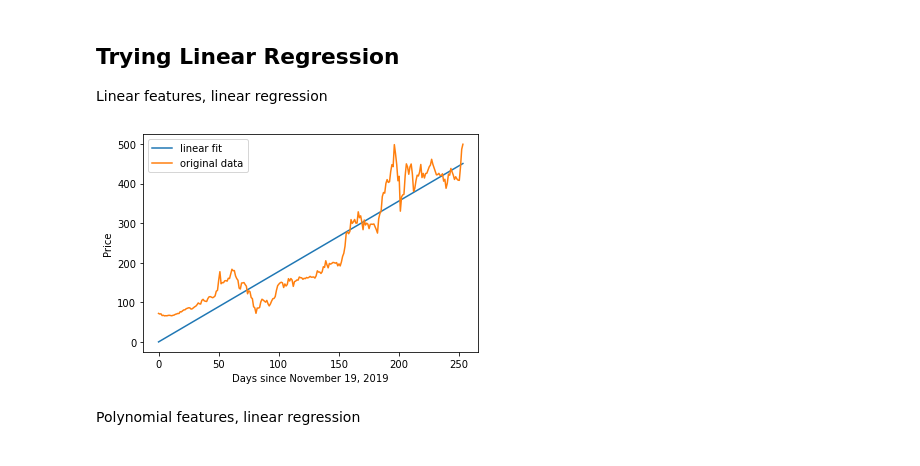
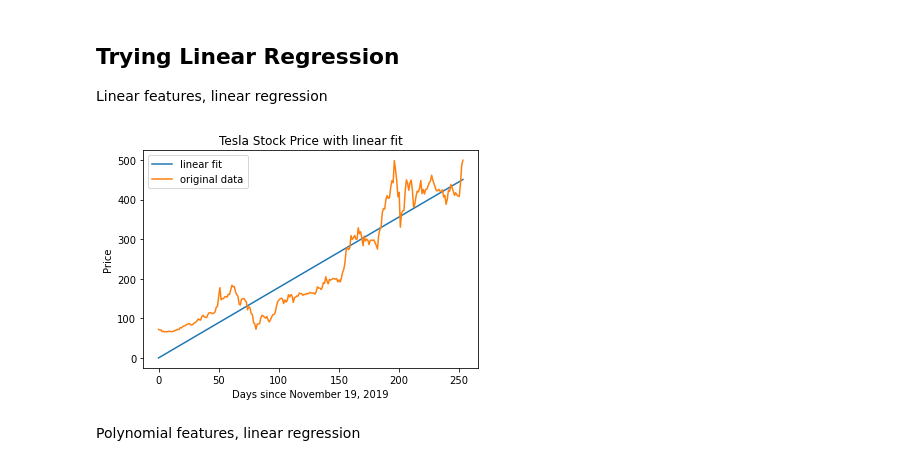
Before and after one commit to adamchang2000/cs189-project-t-arima, a Jupyter notebook: CS189 Project T ARIMA.ipynb, the cells around one changed output. Saved outputs shown, nothing was run; the diff lists cells and outputs as text; code cells hidden in the pictures.

```diff
--- a/CS189 Project T ARIMA.ipynb
+++ b/CS189 Project T ARIMA.ipynb
@@ -37,15 +44,16 @@ Linear features, linear regression
 # %%
 time_steps = np.arange(0, time.shape[0], 1).astype(np.int).reshape((time.shape[0], 1))
 w = np.linalg.lstsq(time_steps, price)[0]
 
 plt.plot(time_steps, w * time_steps, label='linear fit')
 plt.plot(time_steps, price, label = 'original data')
 plt.legend()
+plt.title('Tesla Stock Price with linear fit')
 plt.xlabel('Days since November 19, 2019')
 plt.ylabel('Price')
 plt.show()
 # %% [output]
-[figure, old version]
+[figure, new version]
 # %% [markdown]
 Polynomial features, linear regression
 # %%
```
Also changed, not shown: parts of 27 cells of this notebook.
